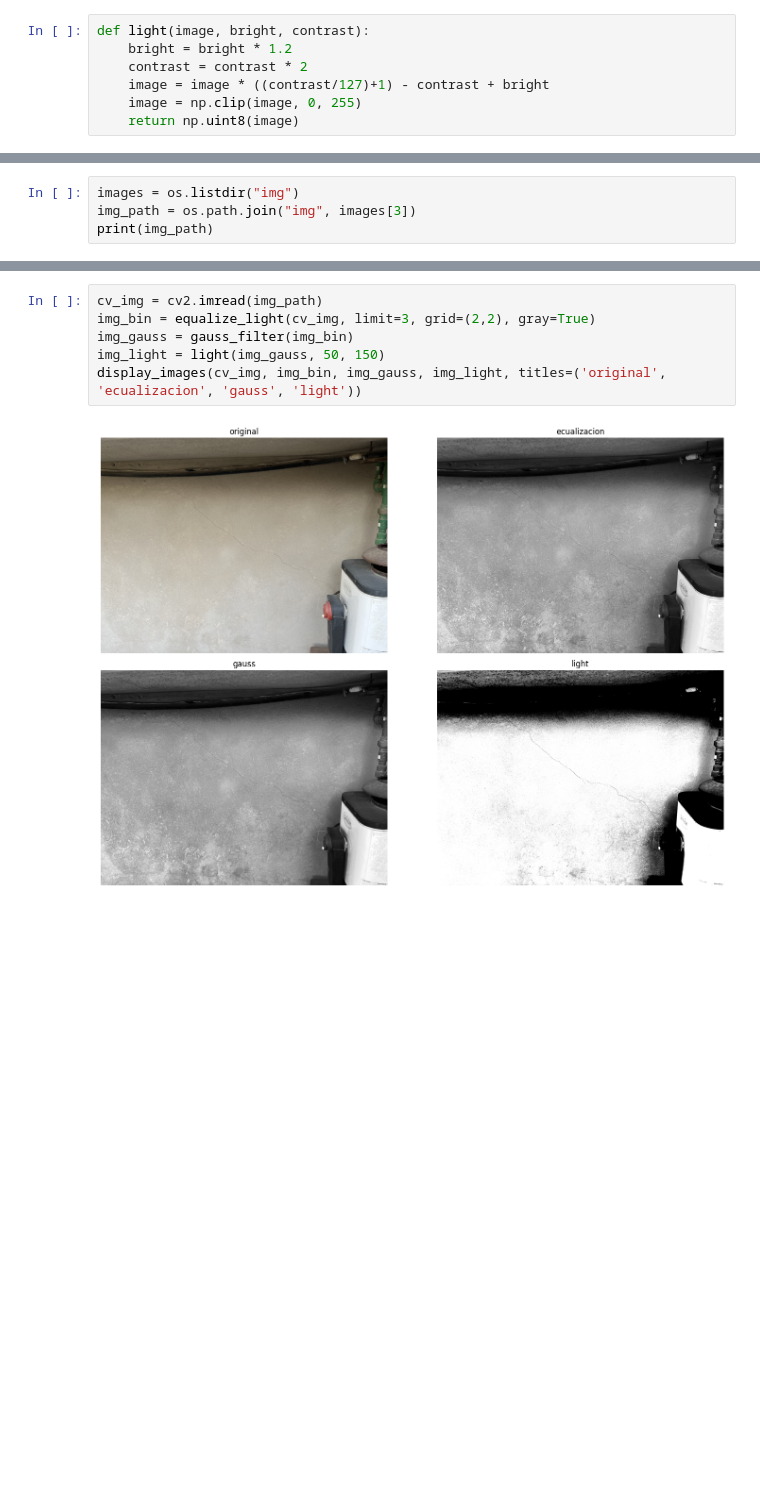
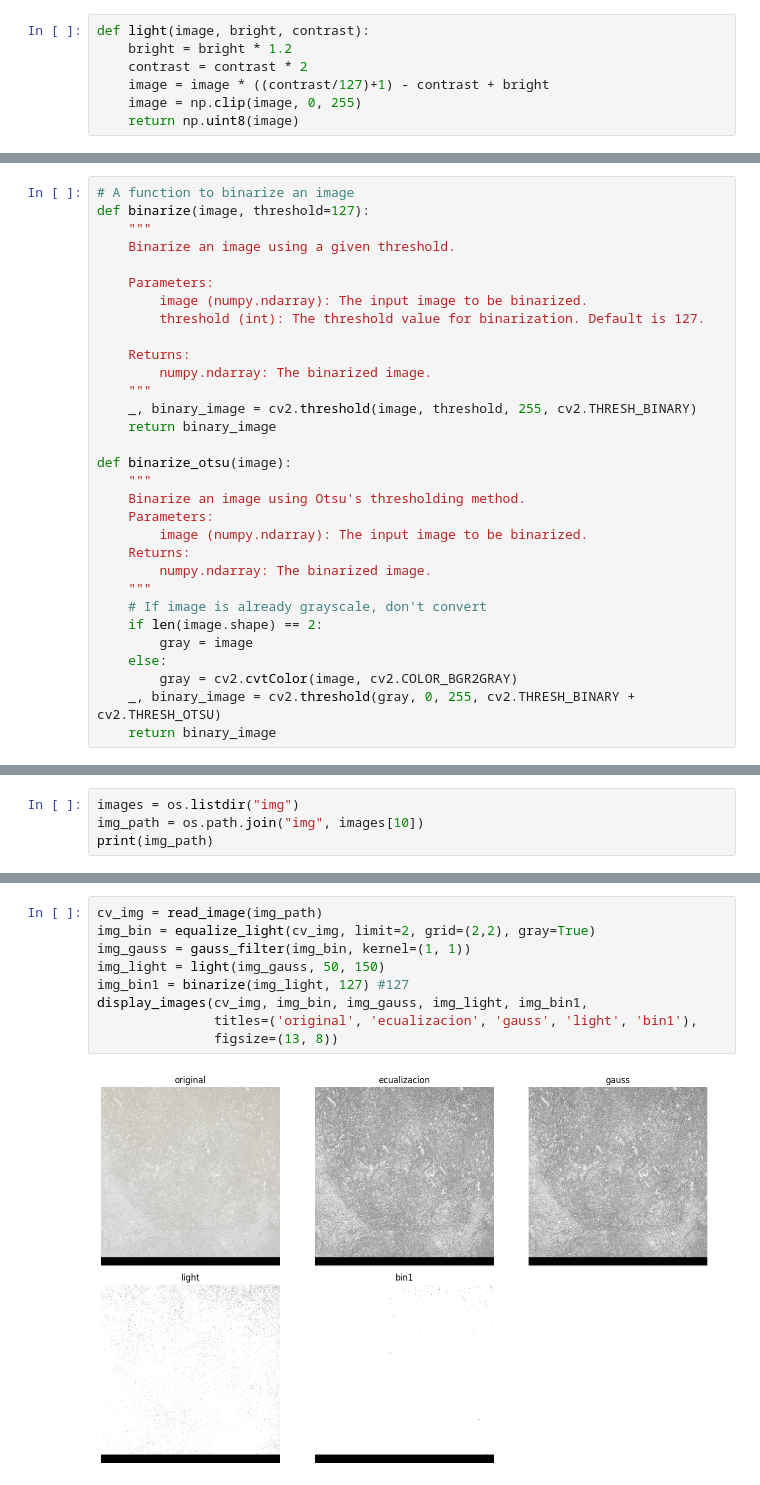
Before and after one commit to LitzyArlettDB/detectordegrietas, a Jupyter notebook: program/notebook.ipynb, the cells around one changed output, grey strips where cells are left out. Cells and saved outputs as stored; diff of their text form; blank space fills up the shorter version.

```diff
--- a/program/notebook.ipynb
+++ b/program/notebook.ipynb
@@ -228,0 +118,31 @@ def get_min_pixel_value_and_frequency(image):
+# %%
+# A function to binarize an image
+def binarize(image, threshold=127):
+    """
+    Binarize an image using a given threshold.
+
+    Parameters:
+        image (numpy.ndarray): The input image to be binarized.
+        threshold (int): The threshold value for binarization. Default is 127.
+
+    Returns:
+        numpy.ndarray: The binarized image.
+    """
+    _, binary_image = cv2.threshold(image, threshold, 255, cv2.THRESH_BINARY)
+    return binary_image
+
+def binarize_otsu(image):
+    """
+    Binarize an image using Otsu's thresholding method.
+    Parameters:
+        image (numpy.ndarray): The input image to be binarized.
+    Returns:
+        numpy.ndarray: The binarized image.
+    """
+    # If image is already grayscale, don't convert
+    if len(image.shape) == 2:
+        gray = image
+    else:
+        gray = cv2.cvtColor(image, cv2.COLOR_BGR2GRAY)
+    _, binary_image = cv2.threshold(gray, 0, 255, cv2.THRESH_BINARY + cv2.THRESH_OTSU)
+    return binary_image
@@ -229,4 +245,4 @@ def get_min_pixel_value_and_frequency(image):
 # %%
 images = os.listdir("img")
-img_path = os.path.join("img", images[3])
+img_path = os.path.join("img", images[10])
 print(img_path)
@@ -233,8 +251,11 @@ print(img_path)
 # %%
-cv_img = cv2.imread(img_path)
-img_bin = equalize_light(cv_img, limit=3, grid=(2,2), gray=True)
-img_gauss = gauss_filter(img_bin)
+cv_img = read_image(img_path)
+img_bin = equalize_light(cv_img, limit=2, grid=(2,2), gray=True)
+img_gauss = gauss_filter(img_bin, kernel=(1, 1))
 img_light = light(img_gauss, 50, 150)
-display_images(cv_img, img_bin, img_gauss, img_light, titles=('original', 'ecualizacion', 'gauss', 'light'))
+img_bin1 = binarize(img_light, 127) #127
+display_images(cv_img, img_bin, img_gauss, img_light, img_bin1,
+               titles=('original', 'ecualizacion', 'gauss', 'light', 'bin1'),
+               figsize=(13, 8))
 # %% [output]
-[figure, old version]
+[figure, new version]
```
Also changed, not shown: parts of 26 cells of this notebook, 16 other files.
